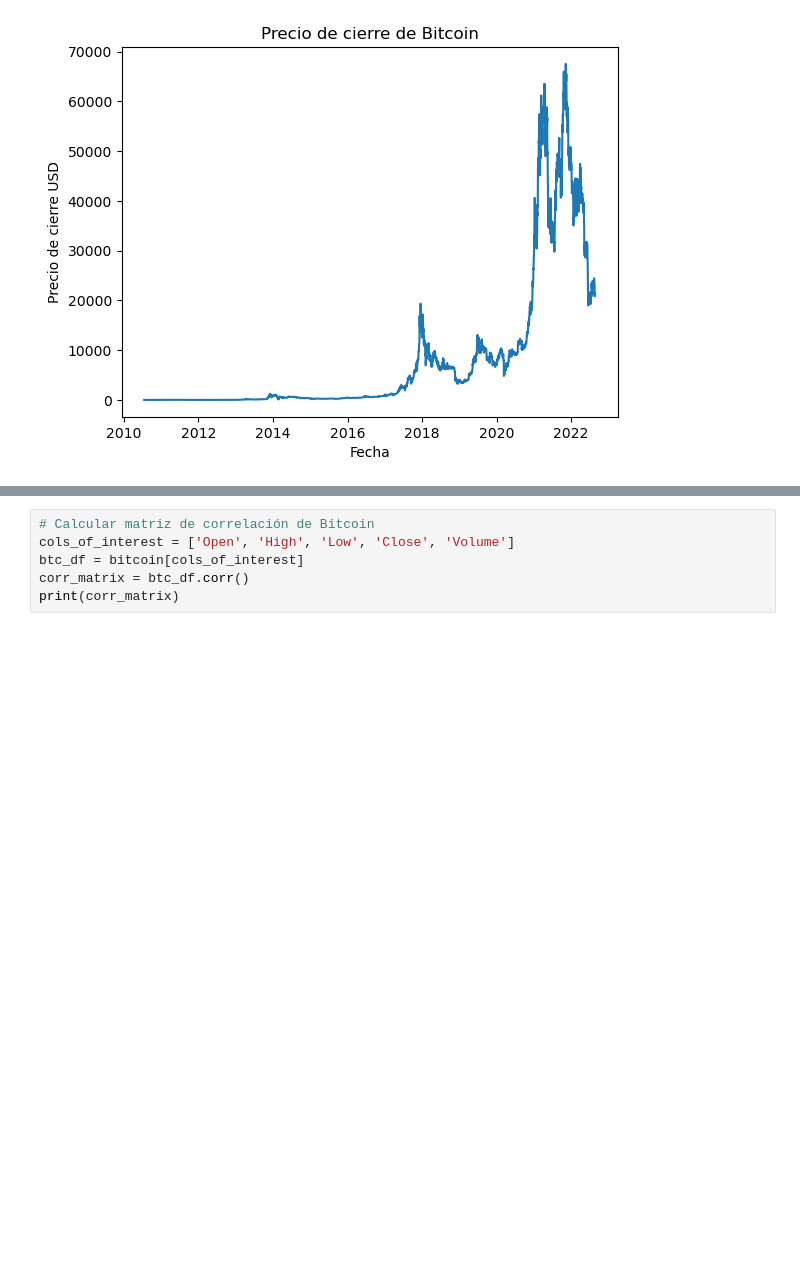
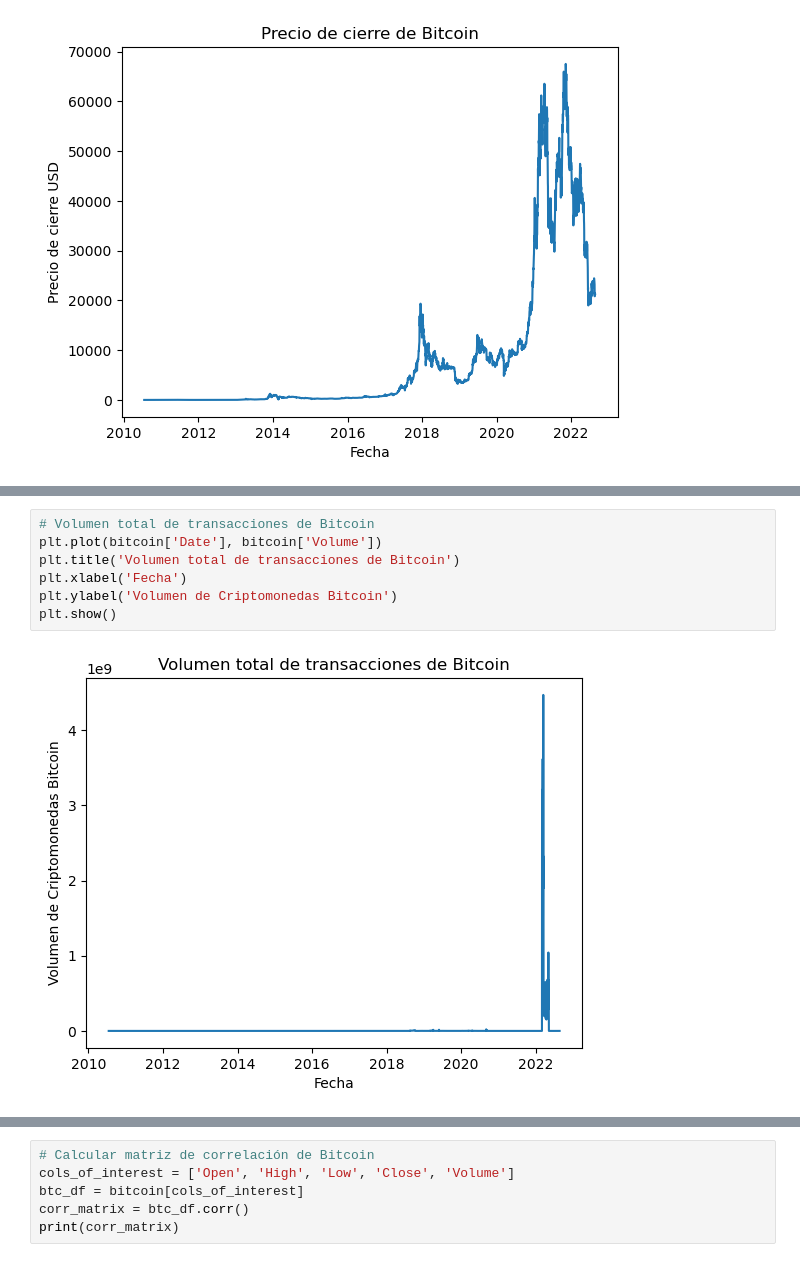
Before and after one commit to angelmpa/proyecto-portafolio, a Jupyter notebook: notebooks/analisis_inicial.ipynb, the cells around one changed output, grey strips where cells are left out. Saved outputs shown, nothing was run; the diff lists cells and outputs as text; blank space fills up the shorter version.

```diff
--- a/notebooks/analisis_inicial.ipynb
+++ b/notebooks/analisis_inicial.ipynb
@@ -200,0 +200,9 @@ plt.show()
+# %%
+# Volumen total de transacciones de Bitcoin
+plt.plot(bitcoin['Date'], bitcoin['Volume'])
+plt.title('Volumen total de transacciones de Bitcoin')
+plt.xlabel('Fecha')
+plt.ylabel('Volumen de Criptomonedas Bitcoin')
+plt.show()
+# %% [output]
+[figure, added]
```
Also changed, not shown: parts of 20 cells of this notebook, 1 other file.
